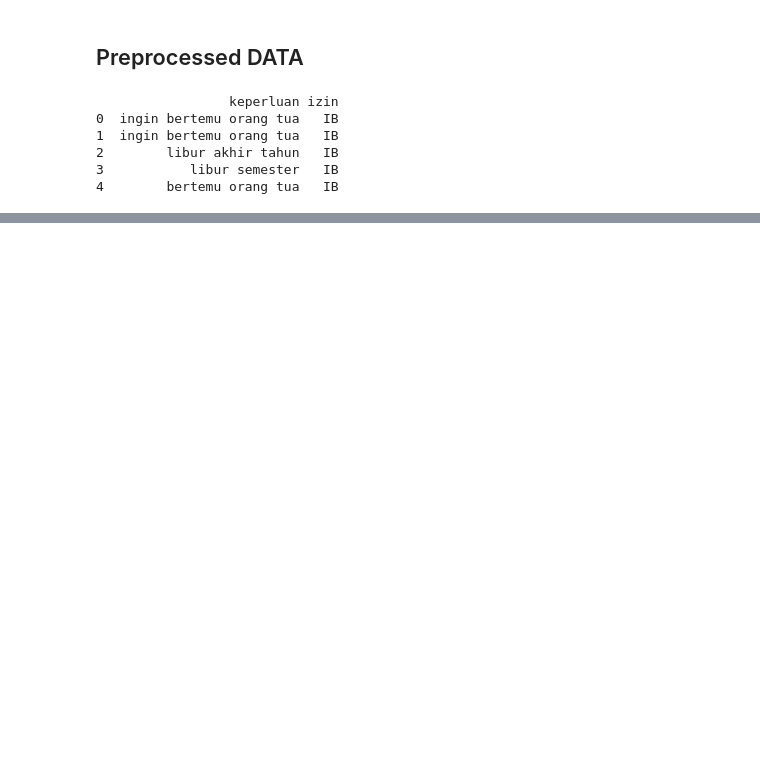
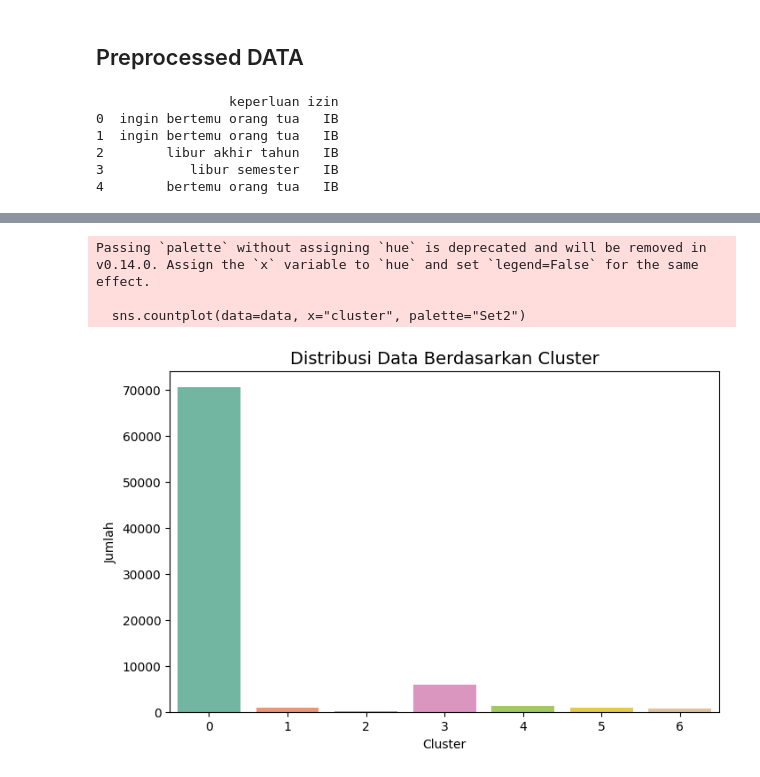
Before and after one commit to StillLearnSVN/MachineLearning07, a Jupyter notebook: preprocessed.ipynb, the cells around one changed output, grey strips where cells are left out. Saved outputs shown, nothing was run; the diff lists cells and outputs as text; code cells hidden in the pictures; blank space fills up the shorter version.

```diff
--- a/preprocessed.ipynb
+++ b/preprocessed.ipynb
@@ -33,0 +195,12 @@ print(combined_data.head())
+# %%
+from sklearn.preprocessing import LabelEncoder
+
+# Load data
+file_path = "categorized_keperluan.csv"
+data = pd.read_csv(file_path)
+
+encoder = LabelEncoder()
+data["kategori_encoded"] = encoder.fit_transform(data["kategori"])
+
+print("Kategori Encoding:")
+print(dict(zip(encoder.classes_, encoder.transform(encoder.classes_))))
@@ -33,0 +210,14 @@ print(combined_data.head())
+# %%
+from sklearn.cluster import KMeans
+import numpy as np
+
+# Tentukan fitur untuk clustering
+X = data[["kategori_encoded"]].values
+
+# Inisialisasi dan jalankan K-Means
+kmeans = KMeans(n_clusters=7, random_state=42)
+data["cluster"] = kmeans.fit_predict(X)
+
+# Tampilkan jumlah data per cluster
+print("Distribusi Data per Cluster:")
+print(data["cluster"].value_counts())
@@ -33,0 +235,16 @@ print(combined_data.head())
+# %%
+import matplotlib.pyplot as plt
+import seaborn as sns
+
+# Plot distribusi cluster
+plt.figure(figsize=(8, 5))
+sns.countplot(data=data, x="cluster", palette="Set2")
+plt.title("Distribusi Data Berdasarkan Cluster", fontsize=14)
+plt.xlabel("Cluster")
+plt.ylabel("Jumlah")
+plt.show()
+# %% [output]
+Passing `palette` without assigning `hue` is deprecated and will be removed in v0.14.0. Assign the `x` variable to `hue` and set `legend=False` for the same effect.
+
+  sns.countplot(data=data, x="cluster", palette="Set2")
+[figure, added]
```
Also changed, not shown: parts of 11 cells of this notebook, 3 other files.
